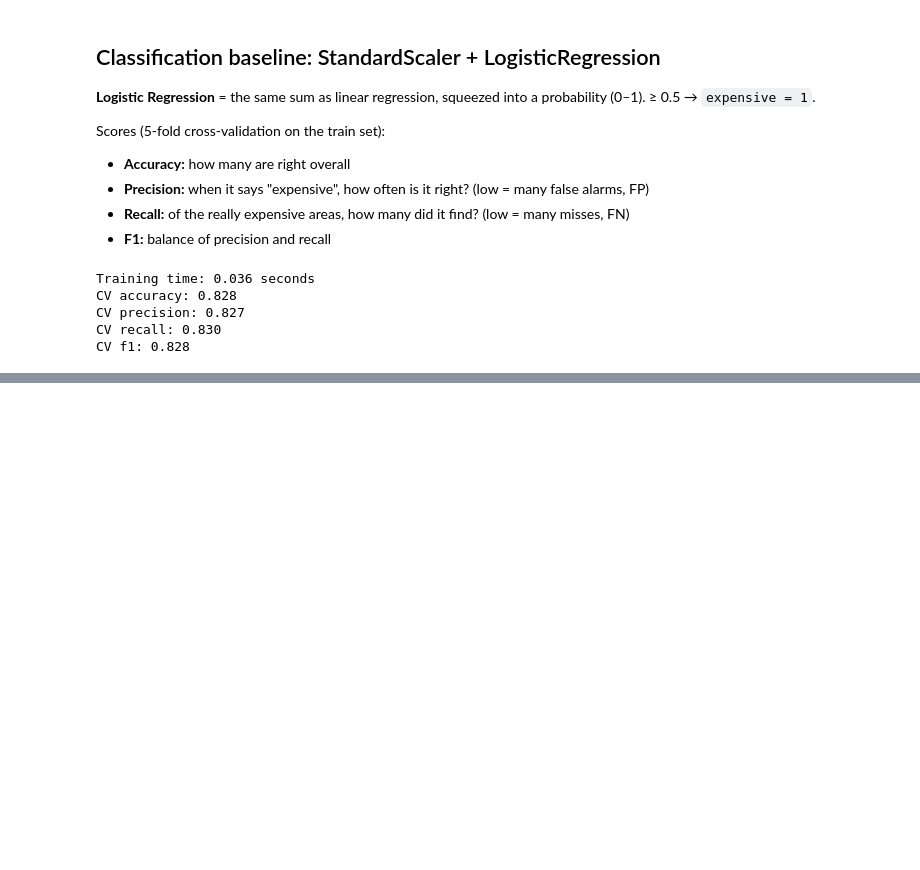
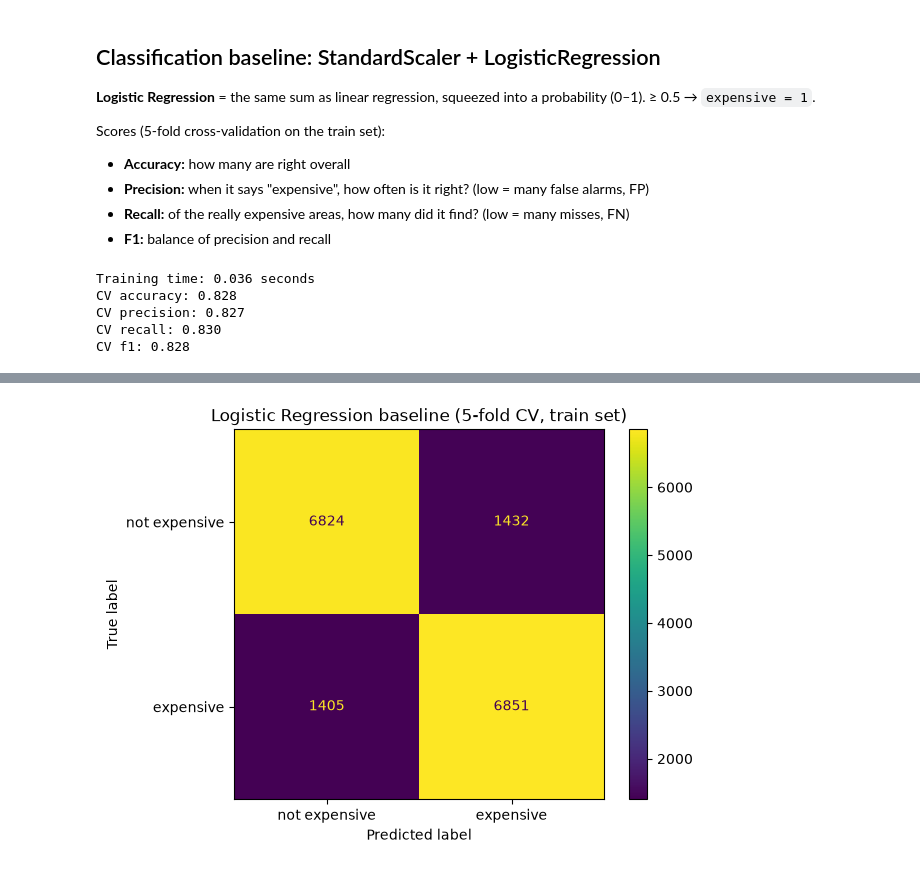
Before and after one commit to bilalsarwar2907/ai-decision-intelligence-platform, a Jupyter notebook: notebooks/03_baseline.ipynb, the cells around one changed output, grey strips where cells are left out. Saved outputs shown, nothing was run; the diff lists cells and outputs as text; code cells hidden in the pictures; blank space fills up the shorter version.

Commit message:
Add confusion matrix for classification baseline

```diff
--- a/notebooks/03_baseline.ipynb
+++ b/notebooks/03_baseline.ipynb
@@ -188,0 +200,17 @@ CV f1: 0.828
+# %%
+import matplotlib.pyplot as plt
+from sklearn.model_selection import cross_val_predict
+from sklearn.metrics import ConfusionMatrixDisplay
+
+y_train_expensive_cv_predictions = cross_val_predict(
+    baseline_classification_pipeline, X_train, y_train_expensive, cv=5
+)
+
+ConfusionMatrixDisplay.from_predictions(
+    y_train_expensive, y_train_expensive_cv_predictions,
+    display_labels=["not expensive", "expensive"],
+)
+plt.title("Logistic Regression baseline (5-fold CV, train set)")
+plt.show()
+# %% [output]
+[figure, added]
```
Also changed, not shown: parts of 1 cell of this notebook.
